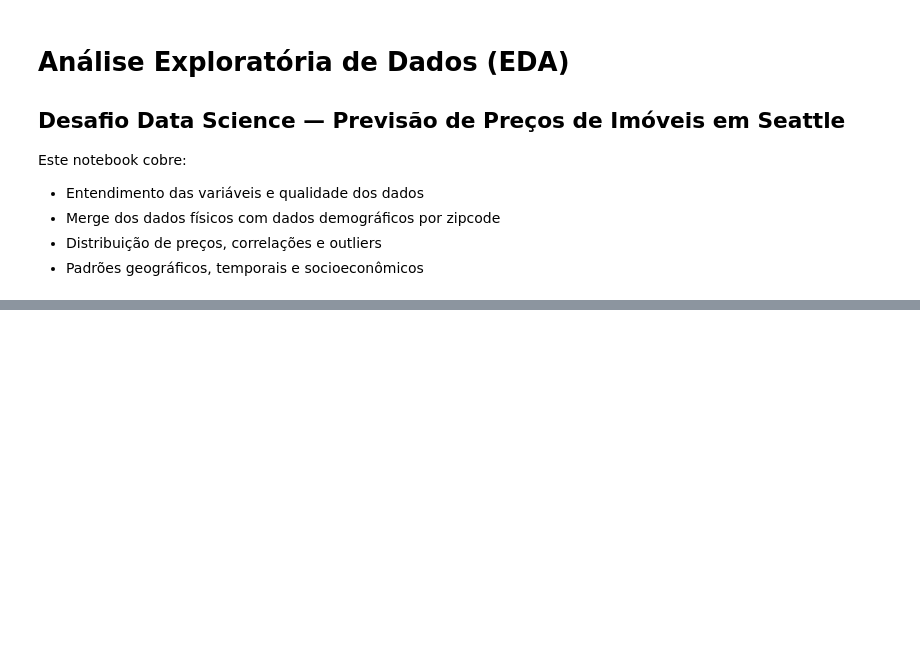
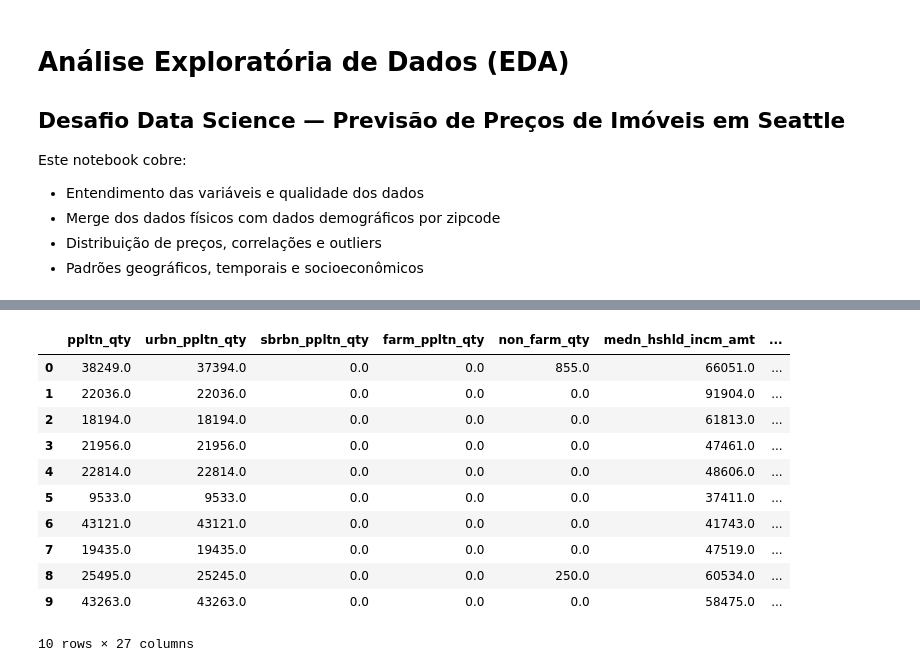
Before and after one commit to rogerestatistico/HOUSE_PRICE_PREDICTION, a Jupyter notebook: notebooks/01_EDA_Analise_Exploratoria.ipynb, the cells around one changed output, grey strips where cells are left out. Cells and saved outputs as stored; diff of their text form; code cells hidden in the pictures; blank space fills up the shorter version.

```diff
--- a/notebooks/01_EDA_Analise_Exploratoria.ipynb
+++ b/notebooks/01_EDA_Analise_Exploratoria.ipynb
@@ -269,0 +102,16 @@ print("\n=== EDA CONCLUIDA — todos os graficos salvos em /outputs ===")
+# %%
+# VENDO OS DADOS
+demo.head(10)
+# %% [output]
+|  | ppltn_qty | urbn_ppltn_qty | sbrbn_ppltn_qty | farm_ppltn_qty | non_farm_qty | medn_hshld_incm_amt | ... |
+| 0 | 38249.0 | 37394.0 | 0.0 | 0.0 | 855.0 | 66051.0 | ... |
+| 1 | 22036.0 | 22036.0 | 0.0 | 0.0 | 0.0 | 91904.0 | ... |
+| 2 | 18194.0 | 18194.0 | 0.0 | 0.0 | 0.0 | 61813.0 | ... |
+| 3 | 21956.0 | 21956.0 | 0.0 | 0.0 | 0.0 | 47461.0 | ... |
+| 4 | 22814.0 | 22814.0 | 0.0 | 0.0 | 0.0 | 48606.0 | ... |
+| 5 | 9533.0 | 9533.0 | 0.0 | 0.0 | 0.0 | 37411.0 | ... |
+| 6 | 43121.0 | 43121.0 | 0.0 | 0.0 | 0.0 | 41743.0 | ... |
+| 7 | 19435.0 | 19435.0 | 0.0 | 0.0 | 0.0 | 47519.0 | ... |
+| 8 | 25495.0 | 25245.0 | 0.0 | 0.0 | 250.0 | 60534.0 | ... |
+| 9 | 43263.0 | 43263.0 | 0.0 | 0.0 | 0.0 | 58475.0 | ... |
+10 rows × 27 columns
```
Also changed, not shown: parts of 47 cells of this notebook.
